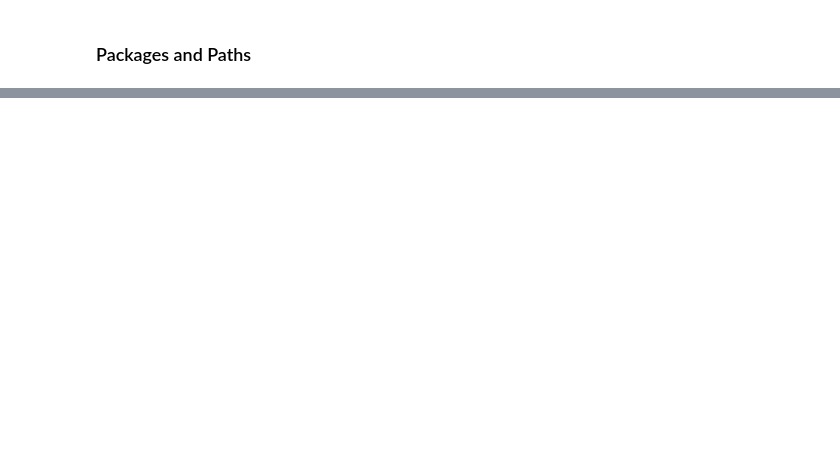
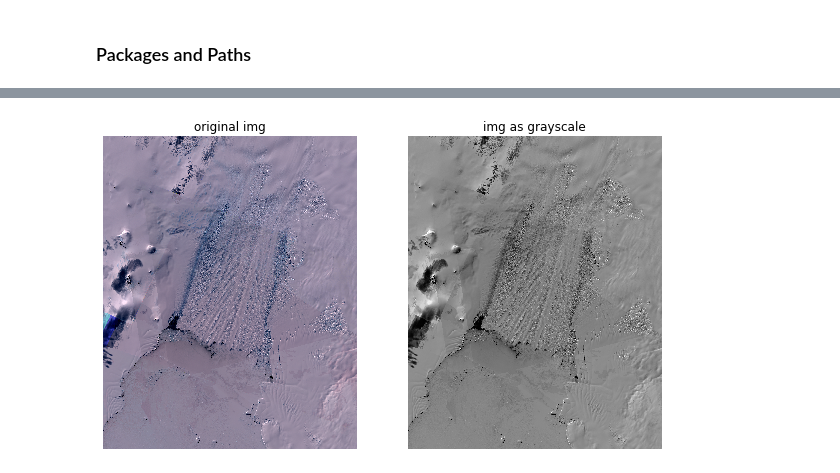
Before and after one commit to mizeboud/NormalisedRadonTransform, a Jupyter notebook: python/notebooks/example_NeRD.ipynb, the cells around one changed output, grey strips where cells are left out. Drawn from its saved outputs; the diff is of its cells as text; code cells hidden in the pictures; blank space fills up the shorter version.

```diff
--- a/python/notebooks/example_NeRD.ipynb
+++ b/python/notebooks/example_NeRD.ipynb
@@ -1156,0 +90,17 @@ Attributes:
+# %%
+# -- read img RGB (for refrence)
+img_rgb = rioxr.open_rasterio(os.path.join(imPath , imName))
+
+# -- read img to grayscale
+img = nerd.read_img_to_grayscale(imPath, imName, img_min, img_max) # (y,x)
+
+# -- double check img resolution
+dx = np.unique(img['x'].diff(dim='x'))
+if len(dx) == 1:
+    if not dx[0] == img_res:
+        raise Exception("Configured img resolution ({}) does not equal grid resolution ({})".format(img_res,dx[0]))
+else:
+    raise Exception("Inconsistent grid spacing; dx values are {}".format(dx))
+
+# -- img is read as xarray DataArray with shape (y,x)
+img
@@ -1156,0 +125,13 @@ Attributes:
+# %%
+# -- plot data
+fig,ax= plt.subplots(1,2,figsize=(10,10))
+img_rgb.plot.imshow(rgb='band',ax=ax[0] )
+img.plot.imshow(ax=ax[1], cmap='gray',vmin=0,vmax=1,add_colorbar=False)
+ax[0].set_aspect('equal')
+ax[0].set_title('original img');
+ax[0].axis('off');
+ax[1].set_aspect('equal')
+ax[1].set_title('img as grayscale');
+ax[1].axis('off');
+# %% [output]
+[figure, added]
```
Also changed, not shown: parts of 65 cells of this notebook.
